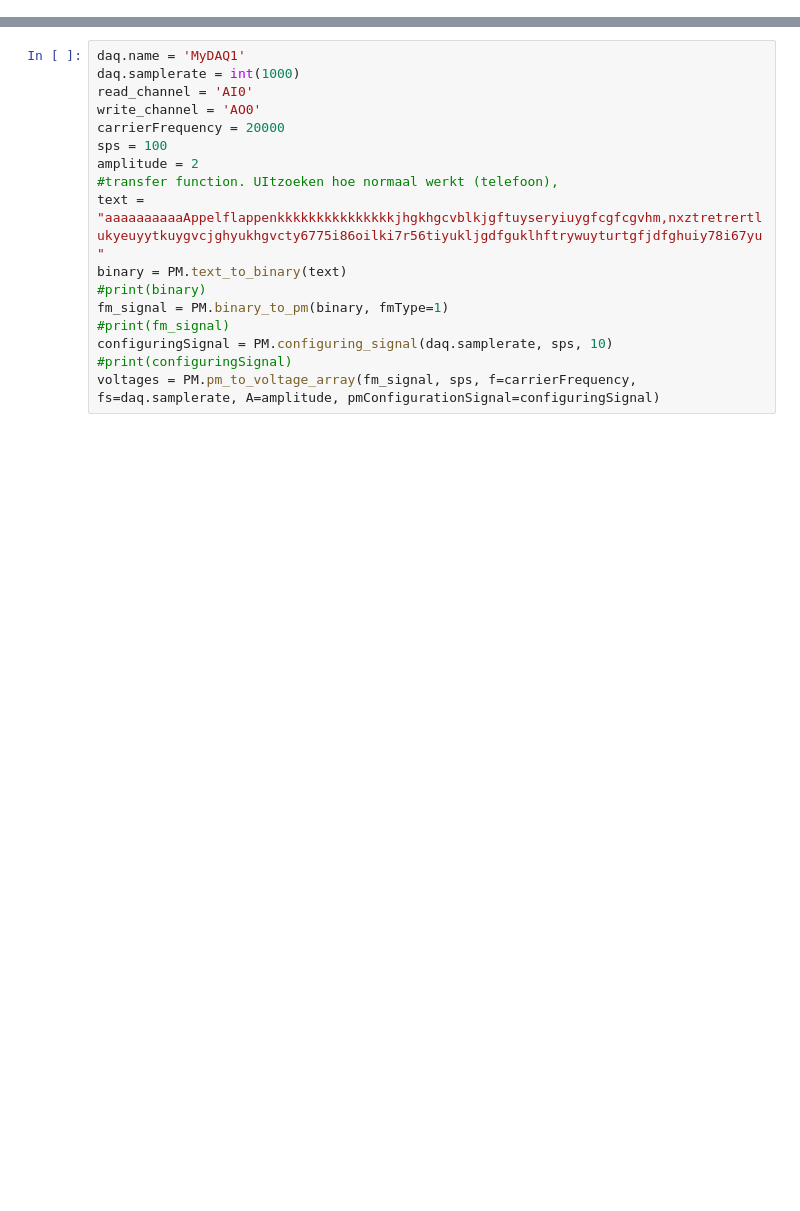
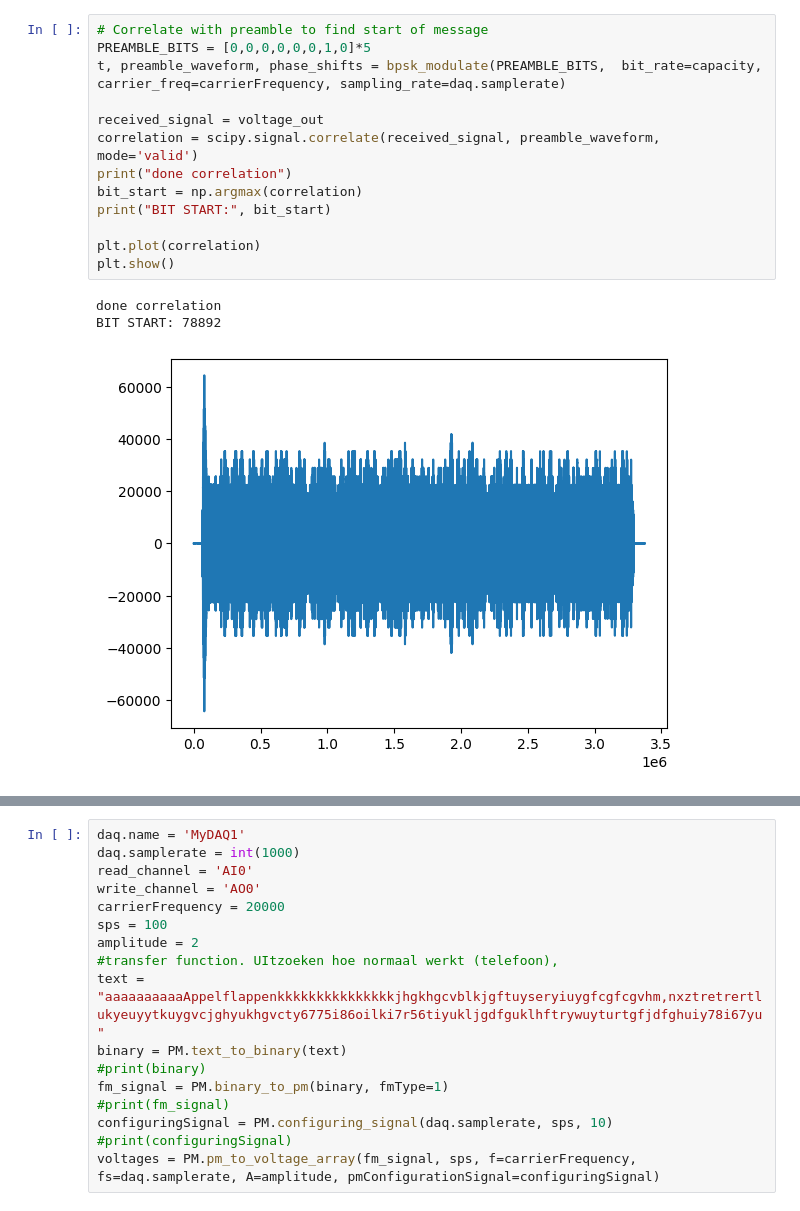
Before and after one commit to GingerBF/PE3--bobo-damster-, a Jupyter notebook: sessiecode/mydaq_tests.ipynb, the cells around one changed output, grey strips where cells are left out. Saved outputs shown, nothing was run; the diff lists cells and outputs as text; blank space fills up the shorter version.

```diff
--- a/sessiecode/mydaq_tests.ipynb
+++ b/sessiecode/mydaq_tests.ipynb
@@ -68,0 +239,17 @@ gooooo
+# %%
+# Correlate with preamble to find start of message
+PREAMBLE_BITS = [0,0,0,0,0,0,1,0]*5
+t, preamble_waveform, phase_shifts = bpsk_modulate(PREAMBLE_BITS,  bit_rate=capacity, carrier_freq=carrierFrequency, sampling_rate=daq.samplerate)
+
+received_signal = voltage_out
+correlation = scipy.signal.correlate(received_signal, preamble_waveform, mode='valid')
+print("done correlation")
+bit_start = np.argmax(correlation)
+print("BIT START:", bit_start)
+
+plt.plot(correlation)
+plt.show()
+# %% [output]
+done correlation
+BIT START: 78892
+[figure, added]
```
Also changed, not shown: parts of 12 cells of this notebook, 4 other files.
